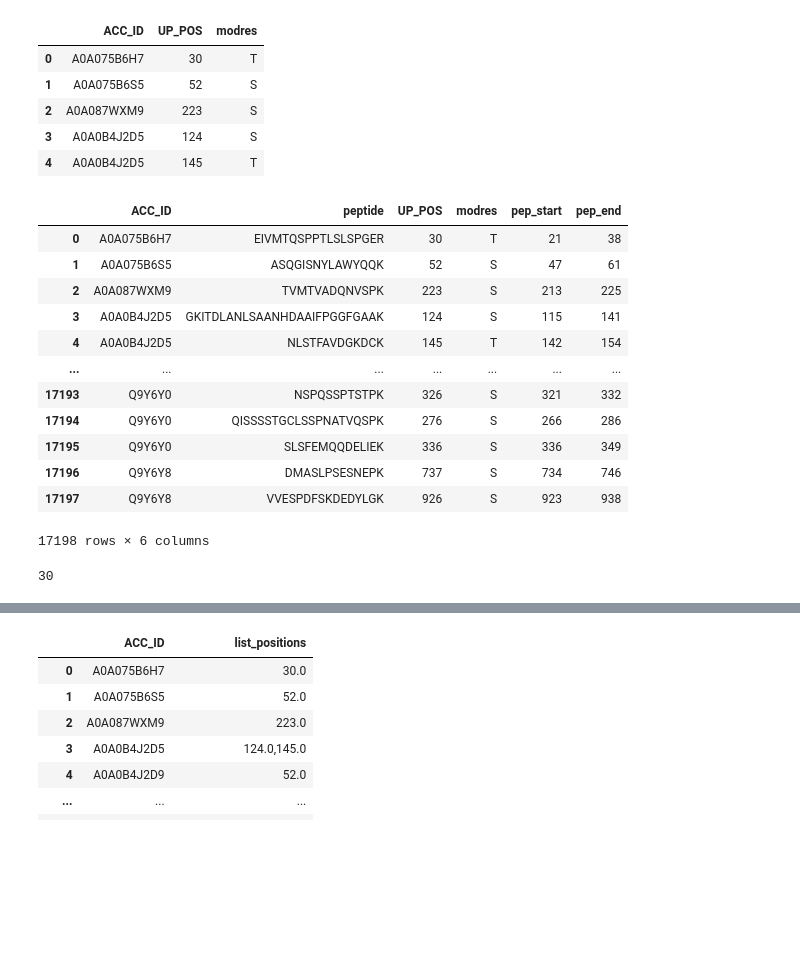
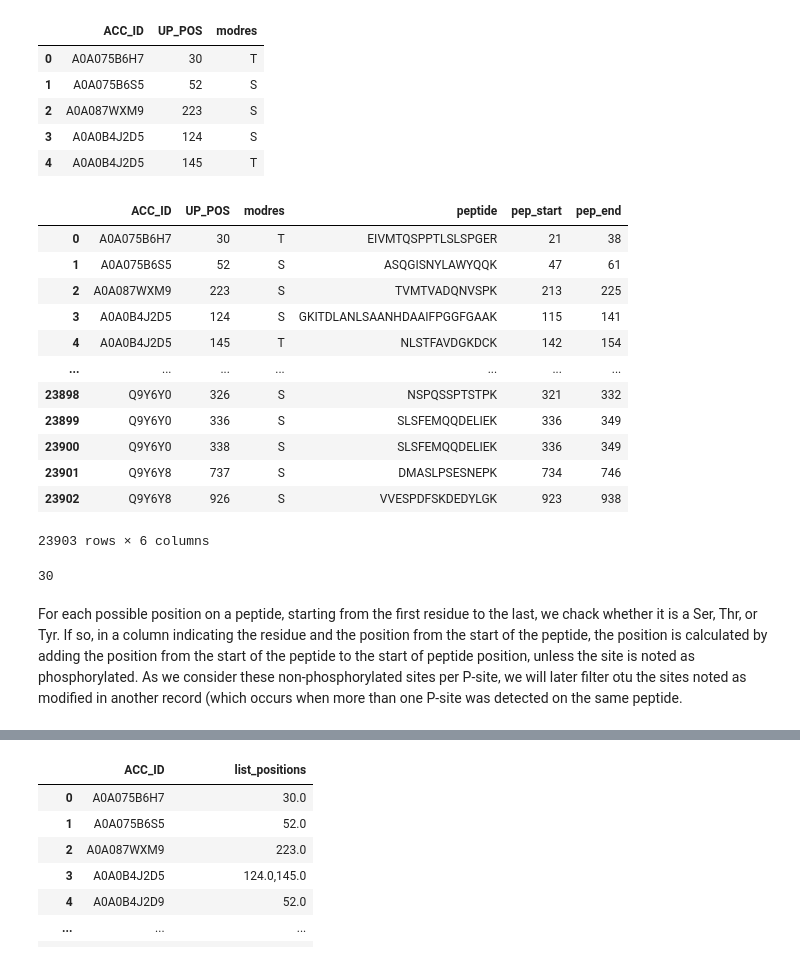
Before and after one commit to Hanne-Devos/Master_thesis, a Jupyter notebook: WP2/WP2 mutational analysis_TCGA.ipynb, the cells around one changed output, grey strips where cells are left out. Saved outputs shown, nothing was run; the diff lists cells and outputs as text; code cells hidden in the pictures; blank space fills up the shorter version.

```diff
--- a/WP2/WP2 mutational analysis_TCGA.ipynb
+++ b/WP2/WP2 mutational analysis_TCGA.ipynb
@@ -1350,28 +1374,29 @@ data_P.head()
 # %%
 data_nonP = data.groupby(["ACC_ID", "UP_POS", "modres"], as_index=False).agg({"peptide": lambda x: max(x, key=len),
                                                                        "pep_start": lambda x: min(x), "pep_end": lambda x: max(x)})
-data_nonP = data_nonP.groupby(["ACC_ID", "peptide"], as_index=False).agg({"UP_POS": "first", "modres": "first",
-                                                                 "pep_start": lambda x: min(x), "pep_end": lambda x: max(x)})
+
 data_nonP
 # %% [output]
-|  | ACC_ID | peptide | UP_POS | modres | pep_start | pep_end |
-| 0 | A0A075B6H7 | EIVMTQSPPTLSLSPGER | 30 | T | 21 | 38 |
-| 1 | A0A075B6S5 | ASQGISNYLAWYQQK | 52 | S | 47 | 61 |
-| 2 | A0A087WXM9 | TVMTVADQNVSPK | 223 | S | 213 | 225 |
-| 3 | A0A0B4J2D5 | GKITDLANLSAANHDAAIFPGGFGAAK | 124 | S | 115 | 141 |
-| 4 | A0A0B4J2D5 | NLSTFAVDGKDCK | 145 | T | 142 | 154 |
+|  | ACC_ID | UP_POS | modres | peptide | pep_start | pep_end |
+| 0 | A0A075B6H7 | 30 | T | EIVMTQSPPTLSLSPGER | 21 | 38 |
+| 1 | A0A075B6S5 | 52 | S | ASQGISNYLAWYQQK | 47 | 61 |
+| 2 | A0A087WXM9 | 223 | S | TVMTVADQNVSPK | 213 | 225 |
+| 3 | A0A0B4J2D5 | 124 | S | GKITDLANLSAANHDAAIFPGGFGAAK | 115 | 141 |
+| 4 | A0A0B4J2D5 | 145 | T | NLSTFAVDGKDCK | 142 | 154 |
 | ... | ... | ... | ... | ... | ... | ... |
-| 17193 | Q9Y6Y0 | NSPQSSPTSTPK | 326 | S | 321 | 332 |
-| 17194 | Q9Y6Y0 | QISSSSTGCLSSPNATVQSPK | 276 | S | 266 | 286 |
-| 17195 | Q9Y6Y0 | SLSFEMQQDELIEK | 336 | S | 336 | 349 |
-| 17196 | Q9Y6Y8 | DMASLPSESNEPK | 737 | S | 734 | 746 |
-| 17197 | Q9Y6Y8 | VVESPDFSKDEDYLGK | 926 | S | 923 | 938 |
+| 23898 | Q9Y6Y0 | 326 | S | NSPQSSPTSTPK | 321 | 332 |
+| 23899 | Q9Y6Y0 | 336 | S | SLSFEMQQDELIEK | 336 | 349 |
+| 23900 | Q9Y6Y0 | 338 | S | SLSFEMQQDELIEK | 336 | 349 |
+| 23901 | Q9Y6Y8 | 737 | S | DMASLPSESNEPK | 734 | 746 |
+| 23902 | Q9Y6Y8 | 926 | S | VVESPDFSKDEDYLGK | 923 | 938 |
-17198 rows × 6 columns
+23903 rows × 6 columns
 # %%
 data_nonP["length"] = data_nonP["peptide"].str.len()
 data_nonP["length"].max()
 # %% [output]
 30
+# %% [markdown]
+For each possible position on a peptide, starting from the first residue to the last, we chack whether it is a Ser, Thr, or Tyr. If so, in a column indicating the residue and the position from the start of the peptide, the position is calculated by adding the position from the start of the peptide to the start of peptide position, unless the site is noted as phosphorylated. As we consider these non-phosphorylated sites per P-site, we will later filter otu the sites noted as modified in another record (which occurs when more than one P-site was detected on the same peptide.
 # %%
 list_S = []
 list_T = []
```
Also changed, not shown: parts of 80 cells of this notebook.
